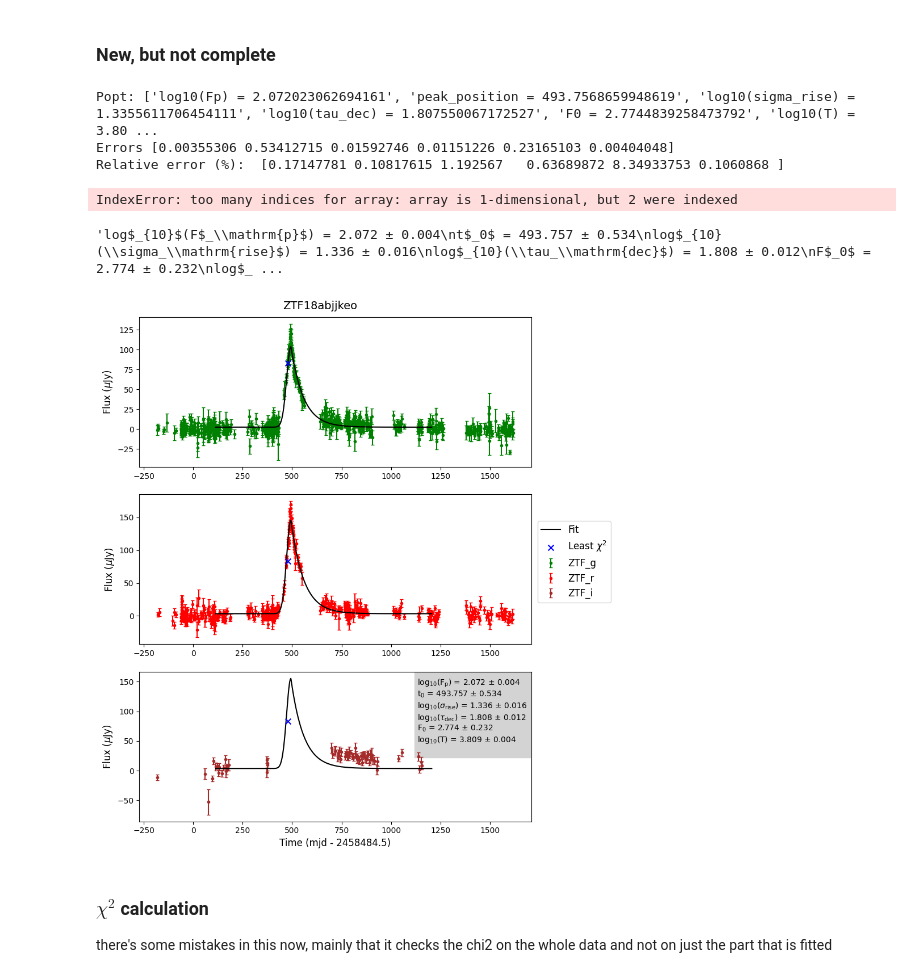
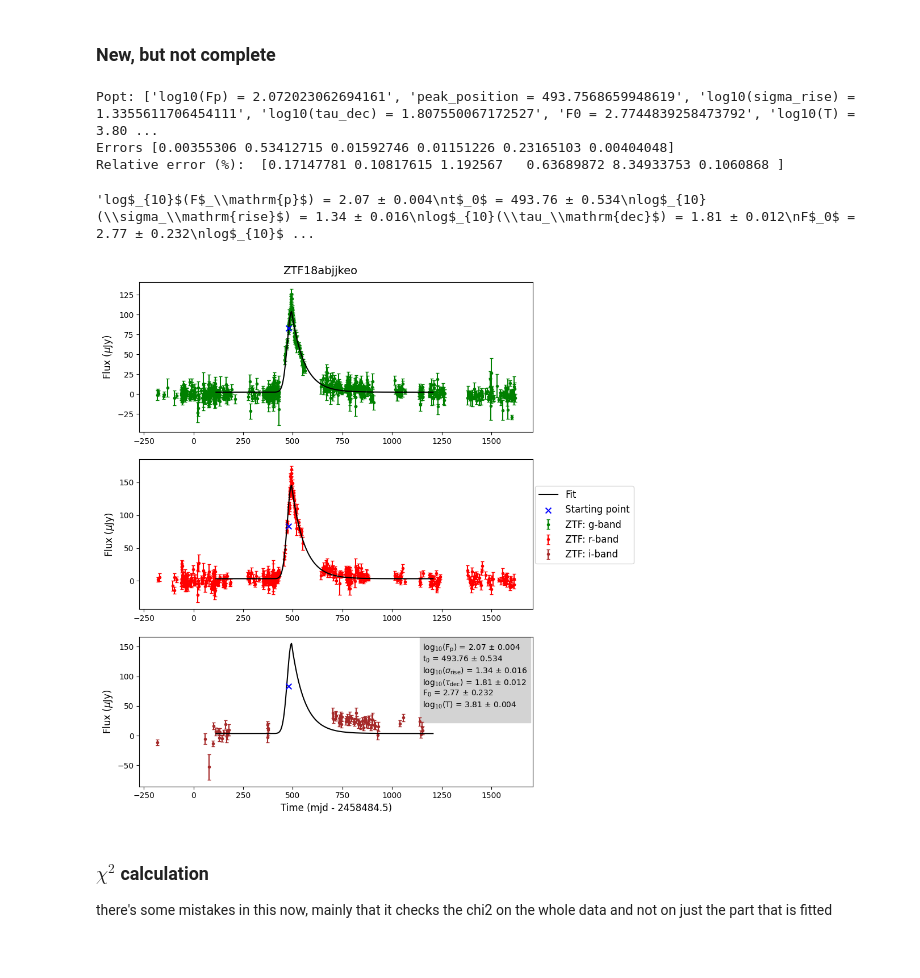
Before and after one commit to TimvdVuurst/FRP_TimvdVuurst, a Jupyter notebook: forced_photometry_2.ipynb, the cells around one changed output. Cells and saved outputs as stored; diff of their text form; code cells hidden in the pictures.

```diff
--- a/forced_photometry_2.ipynb
+++ b/forced_photometry_2.ipynb
@@ -286,7 +286,7 @@ filtermasks = [(testdata_full['filter'] == f) for f in ['ZTF_g','ZTF_r','ZTF_i']
 
 centers = [g_center,r_center,i_center]
 fits_plot = [gauss_exp(moretimes,c,nu_0,*popt) for c in centers]
-fits_chi = [gauss_exp(time_fit_full,centers[i],nu_0,*popt) for i in range(len(centers))]
+# fits_chi = [gauss_exp(time_fit_full,centers[i],nu_0,*popt) for i in range(len(centers))]
 # time = time -  popt[2]
 
 
@@ -313,20 +313,19 @@ fits_chi = [gauss_exp(time_fit_full,centers[i],nu_0,*popt) for i in range(len(ce
 Popt: ['log10(Fp) = 2.072023062694161', 'peak_position = 493.7568659948619', 'log10(sigma_rise) = 1.3355611706454111', 'log10(tau_dec) = 1.807550067172527', 'F0 = 2.7744839258473792', 'log10(T) = 3.80 ...
 Errors [0.00355306 0.53412715 0.01592746 0.01151226 0.23165103 0.00404048]
 Relative error (%):  [0.17147781 0.10817615 1.192567   0.63689872 8.34933753 0.1060868 ]
-IndexError: too many indices for array: array is 1-dimensional, but 2 were indexed
 # %%
 paramstr = ''
 newnames = [r'log$_{10}$(F$_\mathrm{p}$)',r't$_0$',r'log$_{10}(\sigma_\mathrm{rise}$)',r'log$_{10}(\tau_\mathrm{dec}$)',r'F$_0$',r'log$_{10}$(T)']
 for i,n in enumerate(newnames):
-    paramstr += f'{n} = {popt[i]:.3f} ± {perr[i]:.3f}'
+    paramstr += f'{n} = {popt[i]:.2f} ± {perr[i]:.3f}'
     paramstr += '\n'
 
 paramstr
 # %% [output]
-'log$_{10}$(F$_\\mathrm{p}$) = 2.072 ± 0.004\nt$_0$ = 493.757 ± 0.534\nlog$_{10}(\\sigma_\\mathrm{rise}$) = 1.336 ± 0.016\nlog$_{10}(\\tau_\\mathrm{dec}$) = 1.808 ± 0.012\nF$_0$ = 2.774 ± 0.232\nlog$_ ...
+'log$_{10}$(F$_\\mathrm{p}$) = 2.07 ± 0.004\nt$_0$ = 493.76 ± 0.534\nlog$_{10}(\\sigma_\\mathrm{rise}$) = 1.34 ± 0.016\nlog$_{10}(\\tau_\\mathrm{dec}$) = 1.81 ± 0.012\nF$_0$ = 2.77 ± 0.232\nlog$_{10}$ ...
 # %%
 colors = ['green','red','brown']
-labels_ebar = ['ZTF_g','ZTF_r','ZTF_i']
+labels_ebar = ['ZTF: g-band','ZTF: r-band','ZTF: i-band']
 lines = []
 labels = []
 
@@ -336,37 +335,38 @@ axes[0].xaxis.set_tick_params(which='both', labelbottom=True)
 axes[1].xaxis.set_tick_params(which='both', labelbottom=True)
 for i,ax in enumerate(axes):
     ax.errorbar(testdata_full['time'][filtermasks[i]],testdata_full['flux'][filtermasks[i]],testdata_full['flux_unc'][filtermasks[i]],
                 fmt='.',c=colors[i],label=labels_ebar[i],capsize=2)
     if i == 0:
         ax.plot(moretimes,fits_plot[i],c='black',zorder=10,label='Fit')
     else:
         ax.plot(moretimes,fits_plot[i],c='black',zorder=10)
 
     if i < 3:
         if i == 0:
-            ax.scatter(peak_position_guess,peak_guess,s=50,marker='x',c='blue',zorder=10,label=r'Least $\chi^2$')
+            ax.scatter(peak_position_guess,peak_guess,s=50,marker='x',c='blue',zorder=10,label='Starting point')
         else:
             ax.scatter(peak_position_guess,peak_guess,s=50,marker='x',c='blue',zorder=10)
 
 
     ax.set_ylabel(r"Flux ($\mu$Jy)",fontsize=12)
 
     Line, Label = ax.get_legend_handles_labels()
     # print(Label)
     lines.extend(Line)
     labels.extend(Label)
 
 axes[-1].set_xlabel(f"Time (mjd - 2458484.5)",fontsize=12)
-axes[-1].text(0.71,0.46,paramstr,transform=axes[-1].transAxes,fontsize=10,backgroundcolor='lightgray',zorder=-1)
+axes[-1].text(0.72,0.46,paramstr,transform=axes[-1].transAxes,fontsize=10,backgroundcolor='lightgray',zorder=-1)
 
 plt.suptitle(ztf_name,fontsize=14)
-fig.legend(lines,labels,bbox_to_anchor=[1.15,0.6],fontsize=12)
+# axes[1].legend(lines,labels,loc='upper right',fontsize=12)
+fig.legend(lines,labels,bbox_to_anchor=[1.2,0.6],fontsize=12)
 # fig.legend(lines,labels,loc=[0.783,0.166])
 # plt.legend()
 fig.tight_layout()
 plt.show()
 # %% [output]
-[figure, old version]
+[figure, new version]
 # %% [markdown]
 ### $\chi^2$ calculation
 there's some mistakes in this now, mainly that it checks the chi2 on the whole data and not on just the part that is fitted
```
Also changed, not shown: parts of 1 cell of this notebook, 5 other files.
